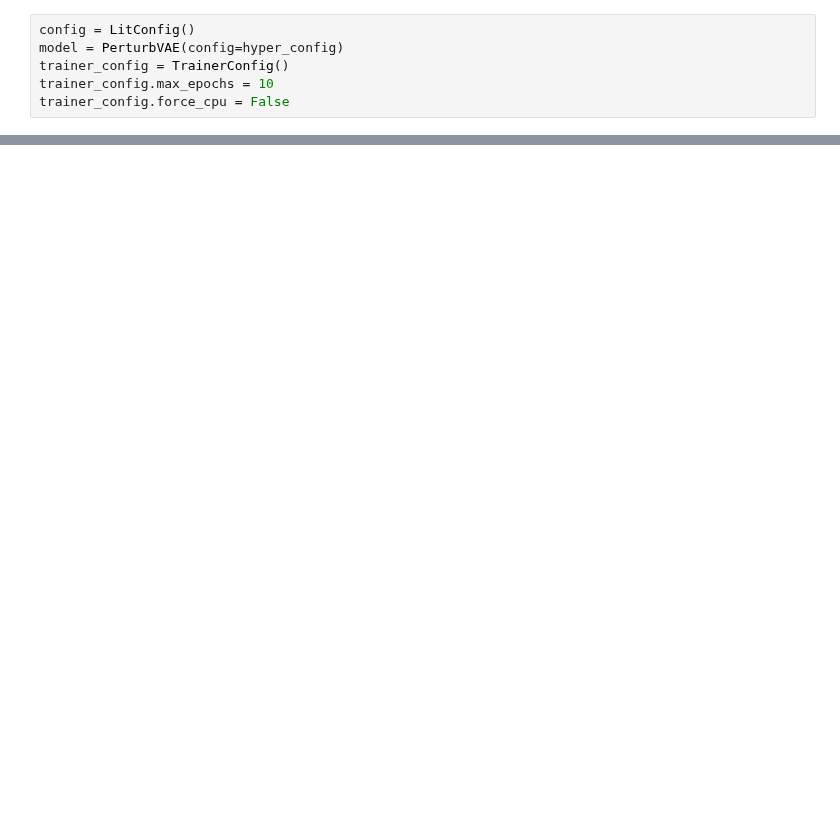
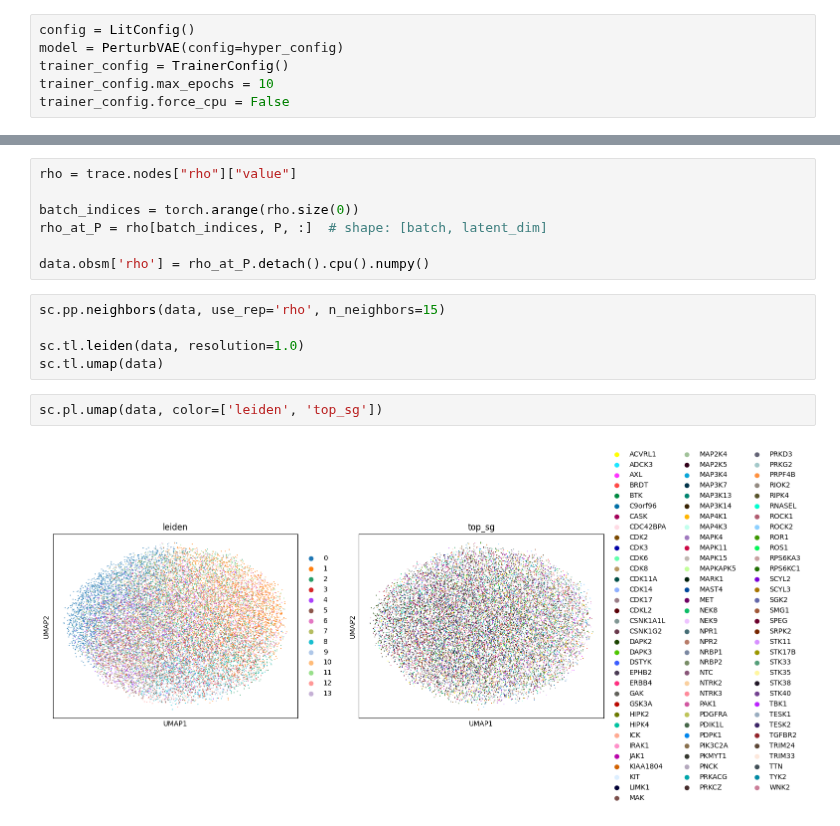
Before and after one commit to azizilab/SHERLOCK, a Jupyter notebook: PerturbVAE/training_test.ipynb, the cells around one changed output, grey strips where cells are left out. Drawn from its saved outputs; the diff is of its cells as text; blank space fills up the shorter version.

```diff
--- a/PerturbVAE/training_test.ipynb
+++ b/PerturbVAE/training_test.ipynb
@@ -90,0 +164,16 @@ ValueError: can't optimize a non-leaf Tensor
+# %%
+rho = trace.nodes["rho"]["value"]
+
+batch_indices = torch.arange(rho.size(0))
+rho_at_P = rho[batch_indices, P, :]  # shape: [batch, latent_dim]
+
+data.obsm['rho'] = rho_at_P.detach().cpu().numpy()
+# %%
+sc.pp.neighbors(data, use_rep='rho', n_neighbors=15)
+
+sc.tl.leiden(data, resolution=1.0)
+sc.tl.umap(data)
+# %%
+sc.pl.umap(data, color=['leiden', 'top_sg'])
+# %% [output]
+[figure, added]
```
Also changed, not shown: parts of 12 cells of this notebook, 3 other files.
